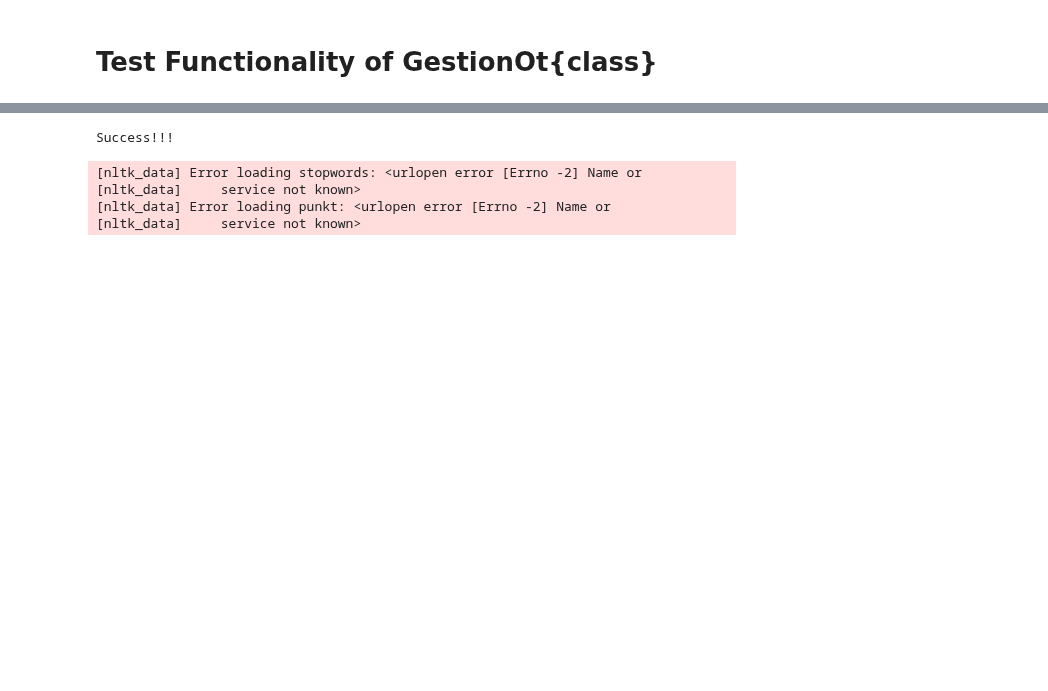
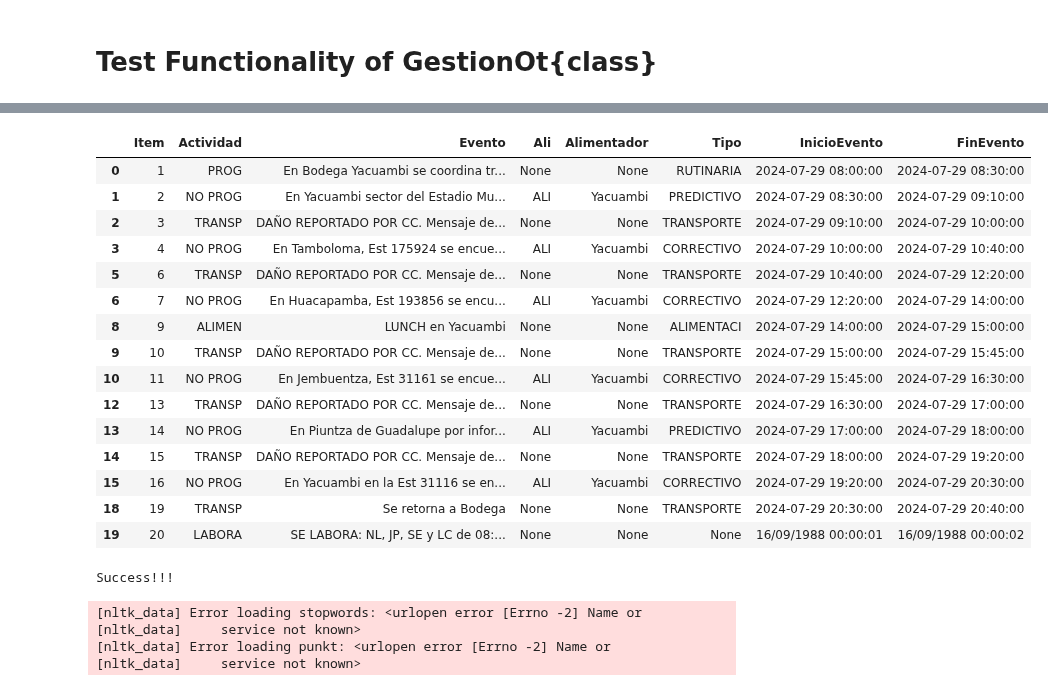
Before and after one commit to ernestopalacios/ordenes_de_trabajo, a Jupyter notebook: Test_GestionOT.ipynb, the cells around one changed output, grey strips where cells are left out. Cells and saved outputs as stored; diff of their text form; code cells hidden in the pictures; blank space fills up the shorter version.

```diff
--- a/Test_GestionOT.ipynb
+++ b/Test_GestionOT.ipynb
@@ -70,3 +116,42 @@ matriz_test[['Item','Evento','InicioEvento','Dia','Fecha']]
+# %%
+for iteraciones in range( actividades['InicioEvento'].isna().sum() ):
+  fila = 1
+  totalIdx = len(actividades.index)
+
+  while fila < totalIdx:
+    if( pd.isna(actividades.at[actividades.index[fila],'InicioEvento']) ):  # AND or OR ?
+      data = actividades.at[ actividades.index[fila-1],'Evento' ]
+      actividades.at[ actividades.index[fila-1],'Evento' ] = data + '\r' + actividades.at[ actividades.index[fila],'Evento' ]
+      actividades = actividades.drop(actividades.index[fila])
+      fila = totalIdx
+
+    fila = fila + 1
+
+    """ Lo programo de esta manera ya que al hacer el Drop no se actualizan los indices
+      si uso un lazo FOR. Al hacerlo de esta manera cada vez leo los indices tomando
+      en cuenta aquellos que ya elimine. y funciona.
+    """
+
+actividades.Item = actividades.Item.astype(int)
+# %%
+actividades
+# %% [output]
+|  | Item | Actividad | Evento | Ali | Alimentador | Tipo | InicioEvento | FinEvento |
+| 0 | 1 | PROG | En Bodega Yacuambi se coordina tr... | None | None | RUTINARIA | 2024-07-29 08:00:00 | 2024-07-29 08:30:00 |
+| 1 | 2 | NO PROG | En Yacuambi sector del Estadio Mu... | ALI | Yacuambi | PREDICTIVO | 2024-07-29 08:30:00 | 2024-07-29 09:10:00 |
+| 2 | 3 | TRANSP | DAÑO REPORTADO POR CC. Mensaje de... | None | None | TRANSPORTE | 2024-07-29 09:10:00 | 2024-07-29 10:00:00 |
+| 3 | 4 | NO PROG | En Tamboloma, Est 175924 se encue... | ALI | Yacuambi | CORRECTIVO | 2024-07-29 10:00:00 | 2024-07-29 10:40:00 |
+| 5 | 6 | TRANSP | DAÑO REPORTADO POR CC. Mensaje de... | None | None | TRANSPORTE | 2024-07-29 10:40:00 | 2024-07-29 12:20:00 |
+| 6 | 7 | NO PROG | En Huacapamba, Est 193856 se encu... | ALI | Yacuambi | CORRECTIVO | 2024-07-29 12:20:00 | 2024-07-29 14:00:00 |
+| 8 | 9 | ALIMEN | LUNCH en Yacuambi | None | None | ALIMENTACI | 2024-07-29 14:00:00 | 2024-07-29 15:00:00 |
+| 9 | 10 | TRANSP | DAÑO REPORTADO POR CC. Mensaje de... | None | None | TRANSPORTE | 2024-07-29 15:00:00 | 2024-07-29 15:45:00 |
+| 10 | 11 | NO PROG | En Jembuentza, Est 31161 se encue... | ALI | Yacuambi | CORRECTIVO | 2024-07-29 15:45:00 | 2024-07-29 16:30:00 |
+| 12 | 13 | TRANSP | DAÑO REPORTADO POR CC. Mensaje de... | None | None | TRANSPORTE | 2024-07-29 16:30:00 | 2024-07-29 17:00:00 |
+| 13 | 14 | NO PROG | En Piuntza de Guadalupe por infor... | ALI | Yacuambi | PREDICTIVO | 2024-07-29 17:00:00 | 2024-07-29 18:00:00 |
+| 14 | 15 | TRANSP | DAÑO REPORTADO POR CC. Mensaje de... | None | None | TRANSPORTE | 2024-07-29 18:00:00 | 2024-07-29 19:20:00 |
+| 15 | 16 | NO PROG | En Yacuambi en la Est 31116 se en... | ALI | Yacuambi | CORRECTIVO | 2024-07-29 19:20:00 | 2024-07-29 20:30:00 |
+| 18 | 19 | TRANSP | Se retorna a Bodega | None | None | TRANSPORTE | 2024-07-29 20:30:00 | 2024-07-29 20:40:00 |
+| 19 | 20 | LABORA | SE LABORA: NL, JP, SE y LC de 08:... | None | None | None | 16/09/1988 00:00:01 | 16/09/1988 00:00:02 |
 # %%
 from eerssa import gestionOT
 from eerssa import matrizActividades
```
Also changed, not shown: parts of 11 cells of this notebook, 2 other files.
